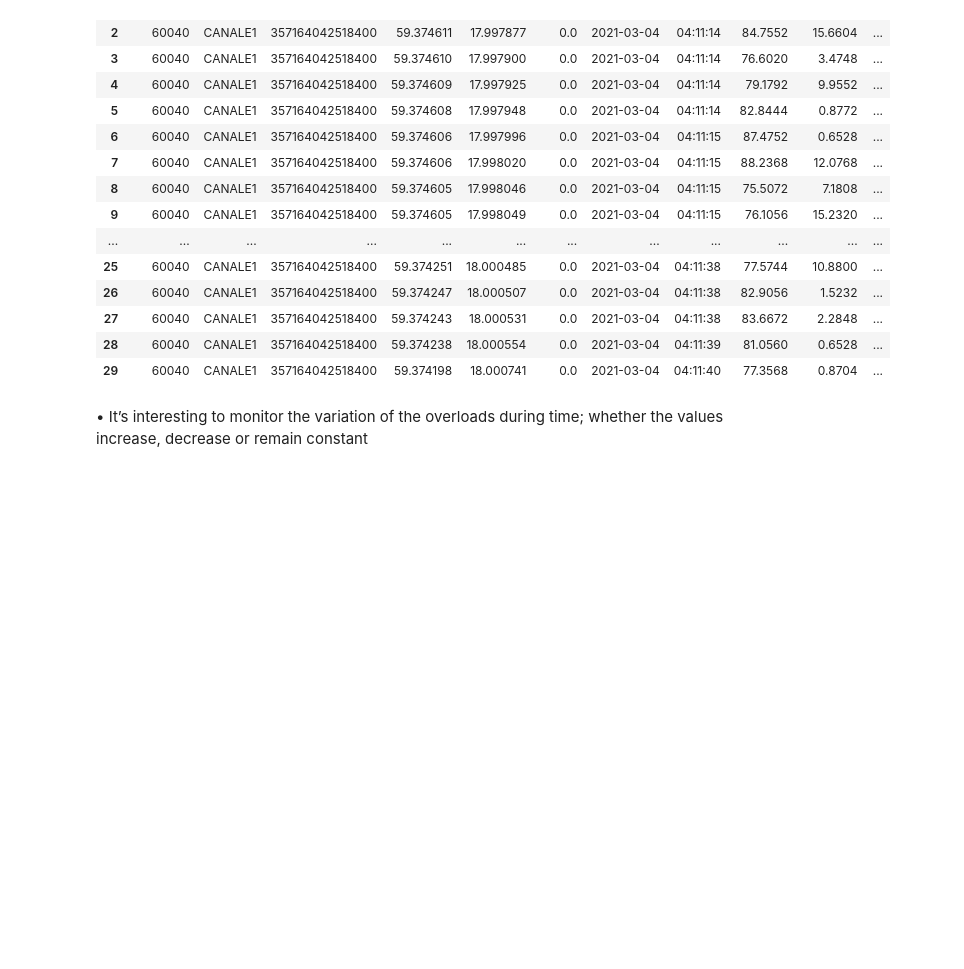
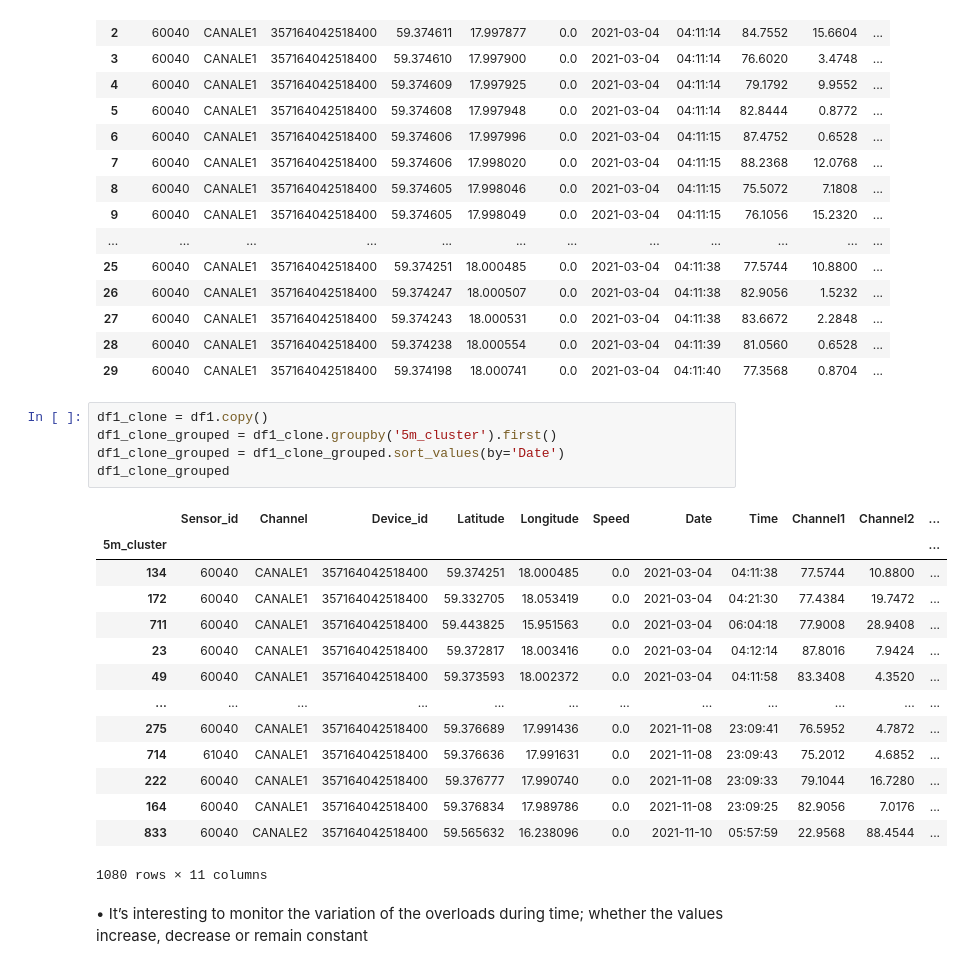
Before and after one commit to OmidSa75/Data_scinece-Smartset-overloads-PoliMI, a Jupyter notebook: main.ipynb, the cells around one changed output. Cells and saved outputs as stored; diff of their text form; blank space fills up the shorter version.

```diff
--- a/main.ipynb
+++ b/main.ipynb
@@ -158,6 +160,26 @@ df1.head(30)
 | 27 | 60040 | CANALE1 | 357164042518400 | 59.374243 | 18.000531 | 0.0 | 2021-03-04 | 04:11:38 | 83.6672 | 2.2848 | ... |
 | 28 | 60040 | CANALE1 | 357164042518400 | 59.374238 | 18.000554 | 0.0 | 2021-03-04 | 04:11:39 | 81.0560 | 0.6528 | ... |
 | 29 | 60040 | CANALE1 | 357164042518400 | 59.374198 | 18.000741 | 0.0 | 2021-03-04 | 04:11:40 | 77.3568 | 0.8704 | ... |
+# %%
+df1_clone = df1.copy()
+df1_clone_grouped = df1_clone.groupby('5m_cluster').first()
+df1_clone_grouped = df1_clone_grouped.sort_values(by='Date')
+df1_clone_grouped
+# %% [output]
+|  | Sensor_id | Channel | Device_id | Latitude | Longitude | Speed | Date | Time | Channel1 | Channel2 | ... |
+| 5m_cluster |  |  |  |  |  |  |  |  |  |  | ... |
+| 134 | 60040 | CANALE1 | 357164042518400 | 59.374251 | 18.000485 | 0.0 | 2021-03-04 | 04:11:38 | 77.5744 | 10.8800 | ... |
+| 172 | 60040 | CANALE1 | 357164042518400 | 59.332705 | 18.053419 | 0.0 | 2021-03-04 | 04:21:30 | 77.4384 | 19.7472 | ... |
+| 711 | 60040 | CANALE1 | 357164042518400 | 59.443825 | 15.951563 | 0.0 | 2021-03-04 | 06:04:18 | 77.9008 | 28.9408 | ... |
+| 23 | 60040 | CANALE1 | 357164042518400 | 59.372817 | 18.003416 | 0.0 | 2021-03-04 | 04:12:14 | 87.8016 | 7.9424 | ... |
+| 49 | 60040 | CANALE1 | 357164042518400 | 59.373593 | 18.002372 | 0.0 | 2021-03-04 | 04:11:58 | 83.3408 | 4.3520 | ... |
+| ... | ... | ... | ... | ... | ... | ... | ... | ... | ... | ... | ... |
+| 275 | 60040 | CANALE1 | 357164042518400 | 59.376689 | 17.991436 | 0.0 | 2021-11-08 | 23:09:41 | 76.5952 | 4.7872 | ... |
+| 714 | 61040 | CANALE1 | 357164042518400 | 59.376636 | 17.991631 | 0.0 | 2021-11-08 | 23:09:43 | 75.2012 | 4.6852 | ... |
+| 222 | 60040 | CANALE1 | 357164042518400 | 59.376777 | 17.990740 | 0.0 | 2021-11-08 | 23:09:33 | 79.1044 | 16.7280 | ... |
+| 164 | 60040 | CANALE1 | 357164042518400 | 59.376834 | 17.989786 | 0.0 | 2021-11-08 | 23:09:25 | 82.9056 | 7.0176 | ... |
+| 833 | 60040 | CANALE2 | 357164042518400 | 59.565632 | 16.238096 | 0.0 | 2021-11-10 | 05:57:59 | 22.9568 | 88.4544 | ... |
+1080 rows × 11 columns
 # %% [markdown]
 •
 It’s interesting to monitor the variation of the overloads during time; whether the values
```
Also changed, not shown: parts of 12 cells of this notebook.
